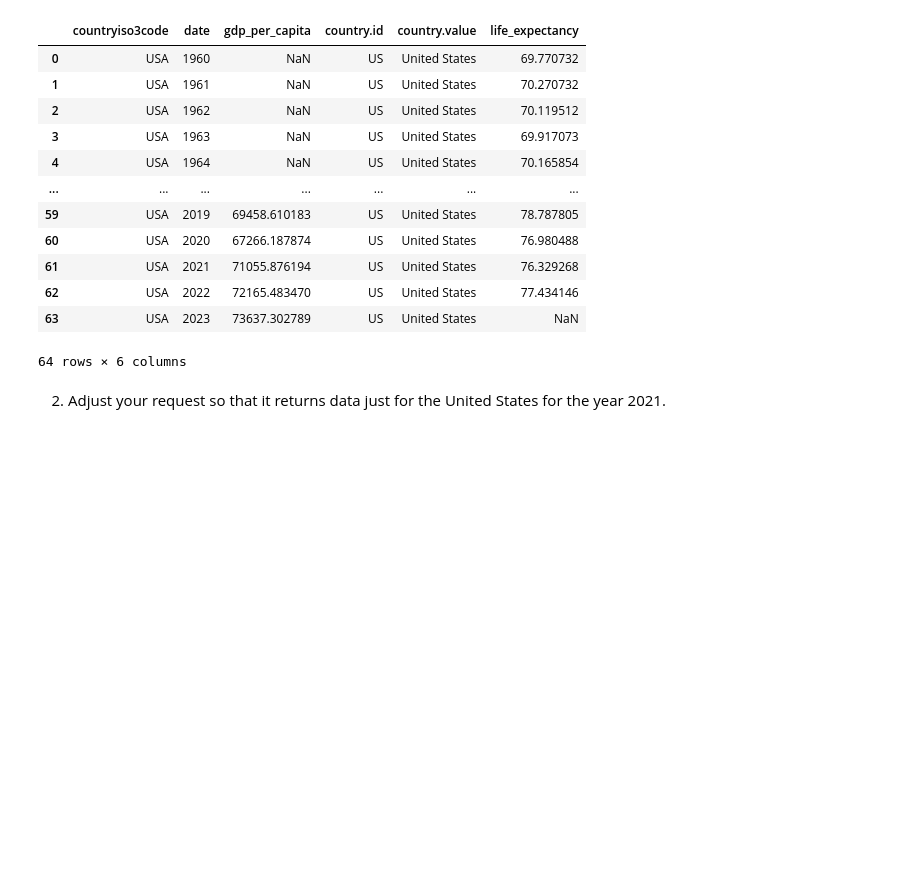
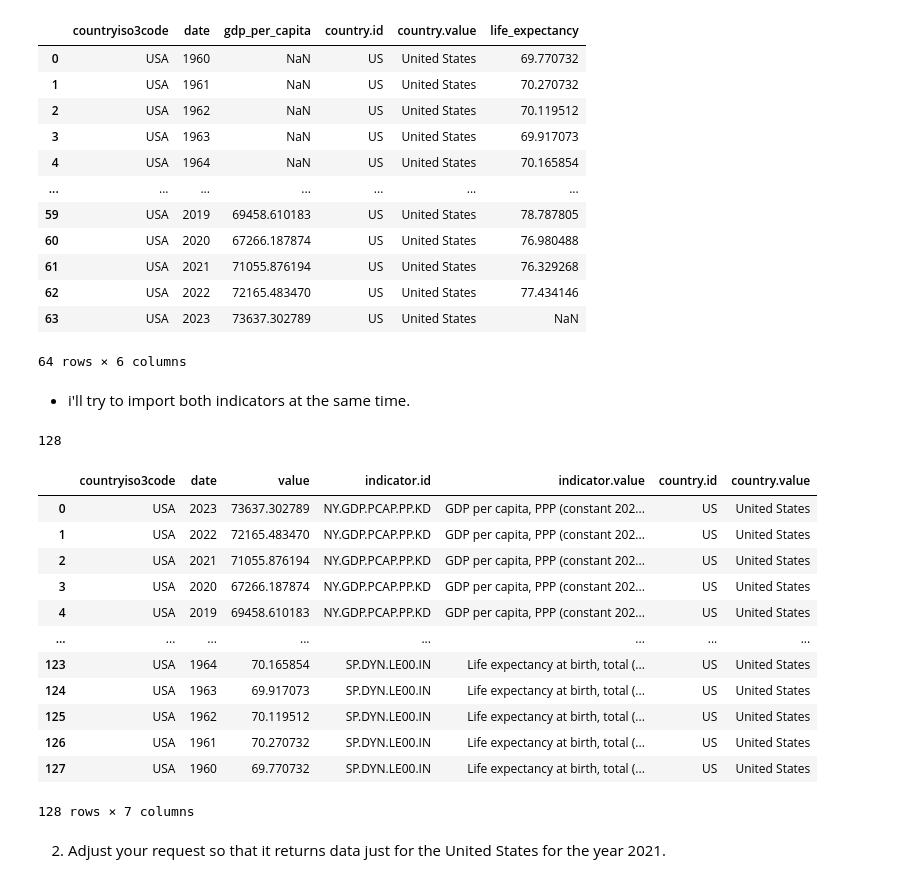
Before and after one commit to nss-data-science-cohort-8/api-exercise-DrewRichard7, a Jupyter notebook: notebooks/un_api_exercise.ipynb, the cells around one changed output. Drawn from its saved outputs; the diff is of its cells as text; code cells hidden in the pictures; blank space fills up the shorter version.

```diff
--- a/notebooks/un_api_exercise.ipynb
+++ b/notebooks/un_api_exercise.ipynb
@@ -250,6 +252,37 @@ res_merged_3
 | 62 | USA | 2022 | 72165.483470 | US | United States | 77.434146 |
 | 63 | USA | 2023 | 73637.302789 | US | United States | NaN |
 64 rows × 6 columns
+# %% [markdown]
+- i'll try to import both indicators at the same time.
+# %%
+endpoint='https://api.worldbank.org/v2/country/us/indicator/NY.GDP.PCAP.PP.KD;SP.DYN.LE00.IN?source=2'
+params={
+    'format':'json',
+    'Per_page':'296'
+}
+response6 = requests.get(endpoint, params=params)
+print(len(response6.json()[1]))
+res6 = (
+    pd
+    .json_normalize(response6.json()[1])
+    .drop(columns={'scale', 'unit', 'obs_status','decimal'})
+)
+res6
+# %% [output]
+128
+|  | countryiso3code | date | value | indicator.id | indicator.value | country.id | country.value |
+| 0 | USA | 2023 | 73637.302789 | NY.GDP.PCAP.PP.KD | GDP per capita, PPP (constant 202... | US | United States |
+| 1 | USA | 2022 | 72165.483470 | NY.GDP.PCAP.PP.KD | GDP per capita, PPP (constant 202... | US | United States |
+| 2 | USA | 2021 | 71055.876194 | NY.GDP.PCAP.PP.KD | GDP per capita, PPP (constant 202... | US | United States |
+| 3 | USA | 2020 | 67266.187874 | NY.GDP.PCAP.PP.KD | GDP per capita, PPP (constant 202... | US | United States |
+| 4 | USA | 2019 | 69458.610183 | NY.GDP.PCAP.PP.KD | GDP per capita, PPP (constant 202... | US | United States |
+| ... | ... | ... | ... | ... | ... | ... | ... |
+| 123 | USA | 1964 | 70.165854 | SP.DYN.LE00.IN | Life expectancy at birth, total (... | US | United States |
+| 124 | USA | 1963 | 69.917073 | SP.DYN.LE00.IN | Life expectancy at birth, total (... | US | United States |
+| 125 | USA | 1962 | 70.119512 | SP.DYN.LE00.IN | Life expectancy at birth, total (... | US | United States |
+| 126 | USA | 1961 | 70.270732 | SP.DYN.LE00.IN | Life expectancy at birth, total (... | US | United States |
+| 127 | USA | 1960 | 69.770732 | SP.DYN.LE00.IN | Life expectancy at birth, total (... | US | United States |
+128 rows × 7 columns
 # %% [markdown]
 
 2. Adjust your request so that it returns data just for the United States for the year 2021.
```
Also changed, not shown: parts of 2 cells of this notebook.
